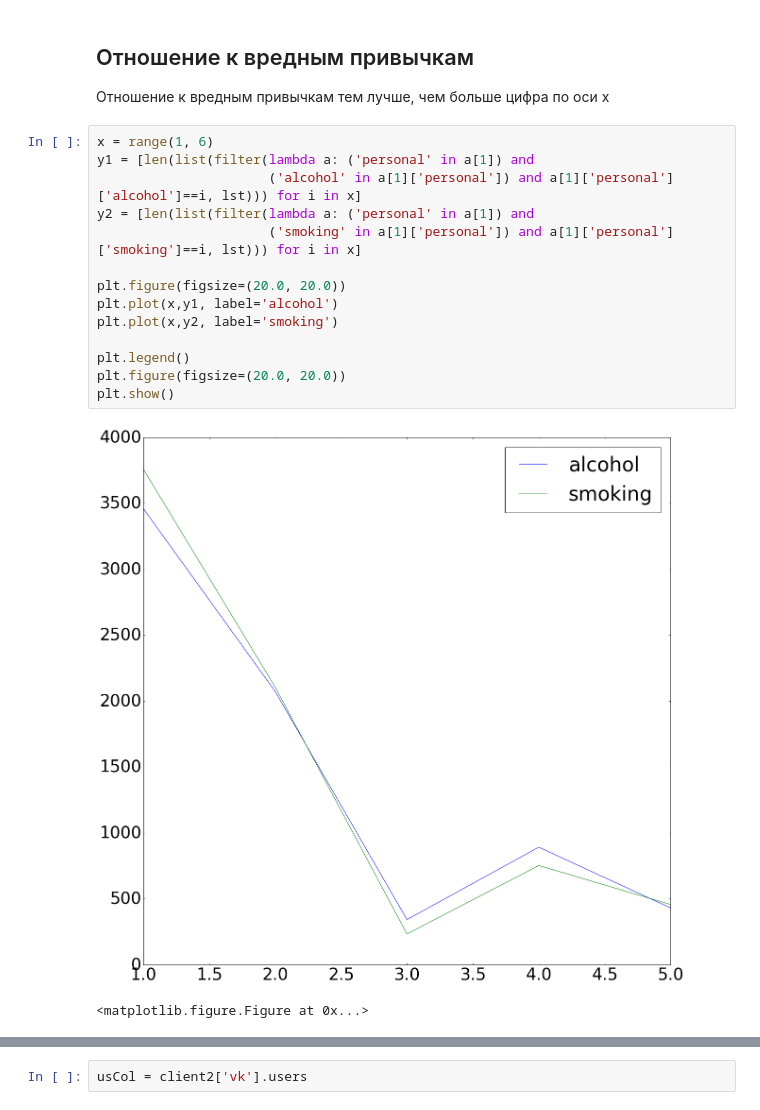
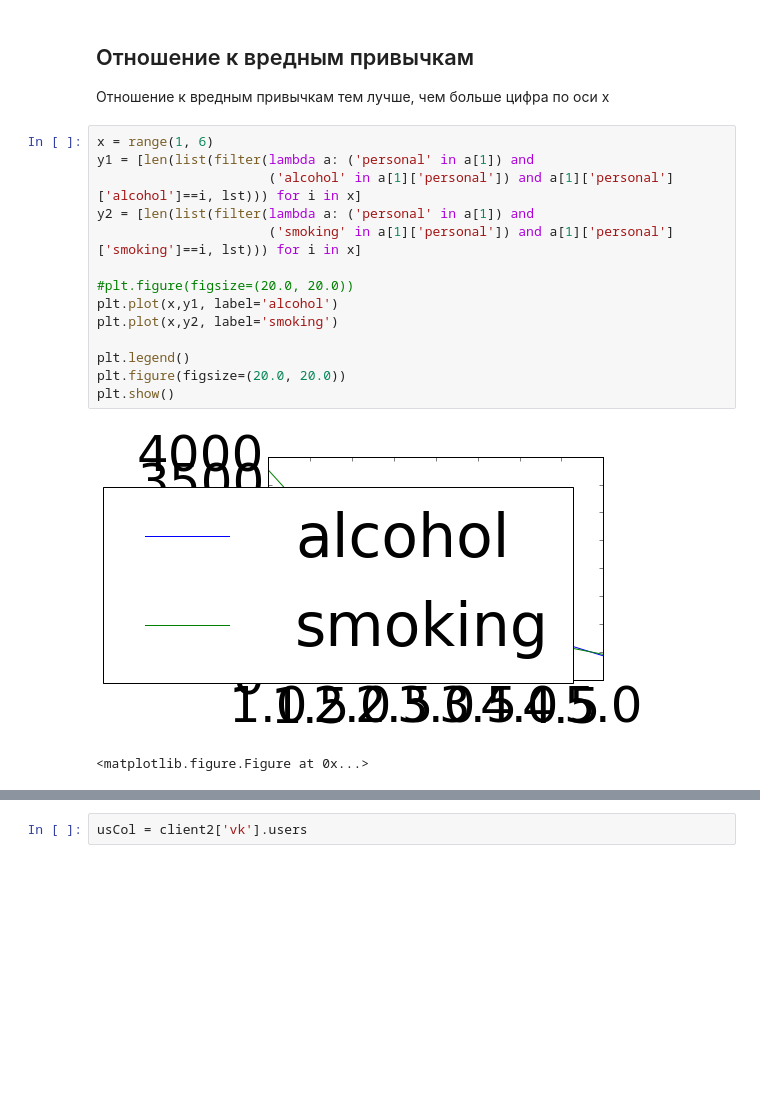
Before and after one commit to AlekseyLobanov/gotohack, a Jupyter notebook: Analysis-1.ipynb, the cells around one changed output, grey strips where cells are left out. Saved outputs shown, nothing was run; the diff lists cells and outputs as text; blank space fills up the shorter version.

```diff
--- a/Analysis-1.ipynb
+++ b/Analysis-1.ipynb
@@ -73,17 +87,17 @@ plt.show()
 # %%
 x = range(1, 6)
 y1 = [len(list(filter(lambda a: ('personal' in a[1]) and
                       ('alcohol' in a[1]['personal']) and a[1]['personal']['alcohol']==i, lst))) for i in x]
 y2 = [len(list(filter(lambda a: ('personal' in a[1]) and
                       ('smoking' in a[1]['personal']) and a[1]['personal']['smoking']==i, lst))) for i in x]
 
-plt.figure(figsize=(20.0, 20.0))
+#plt.figure(figsize=(20.0, 20.0))
 plt.plot(x,y1, label='alcohol')
 plt.plot(x,y2, label='smoking')
 
 plt.legend()
 plt.figure(figsize=(20.0, 20.0))
 plt.show()
 # %% [output]
-[figure, old version]
+[figure, new version]
 <matplotlib.figure.Figure at 0x...>
```
Also changed, not shown: parts of 6 cells of this notebook, 8 other files.
